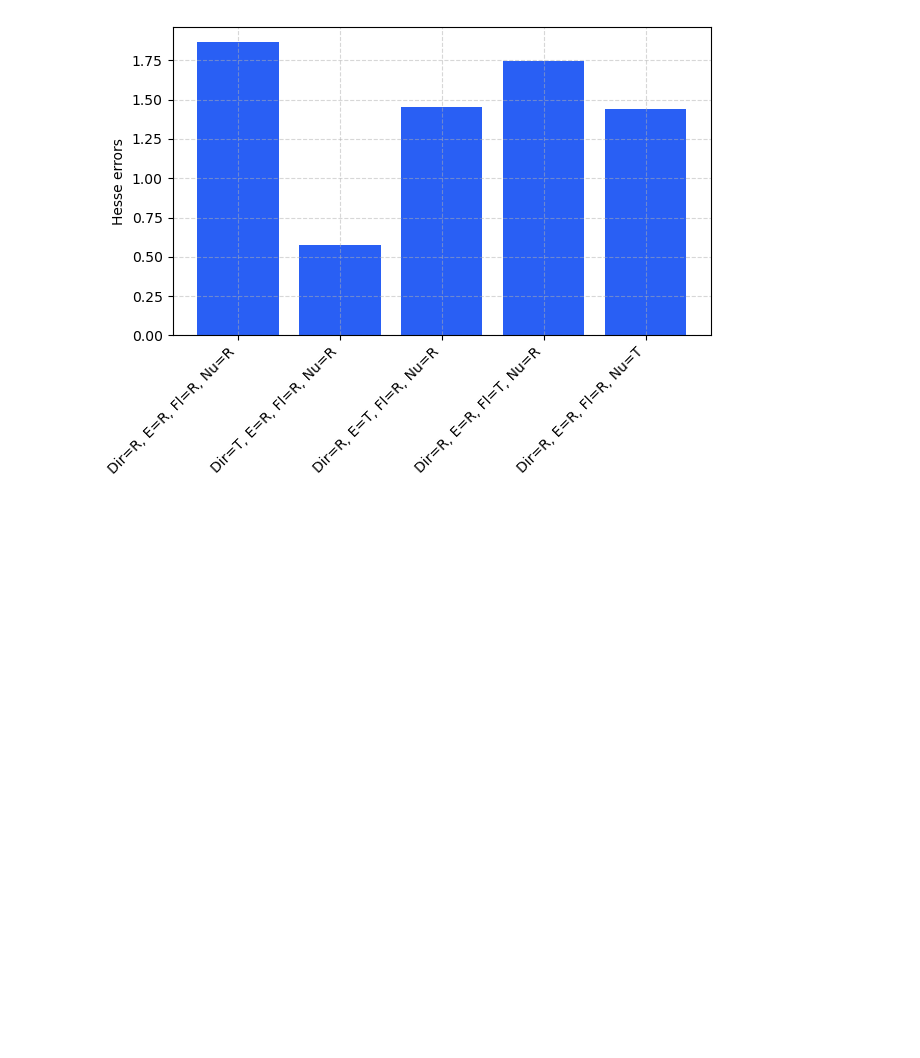
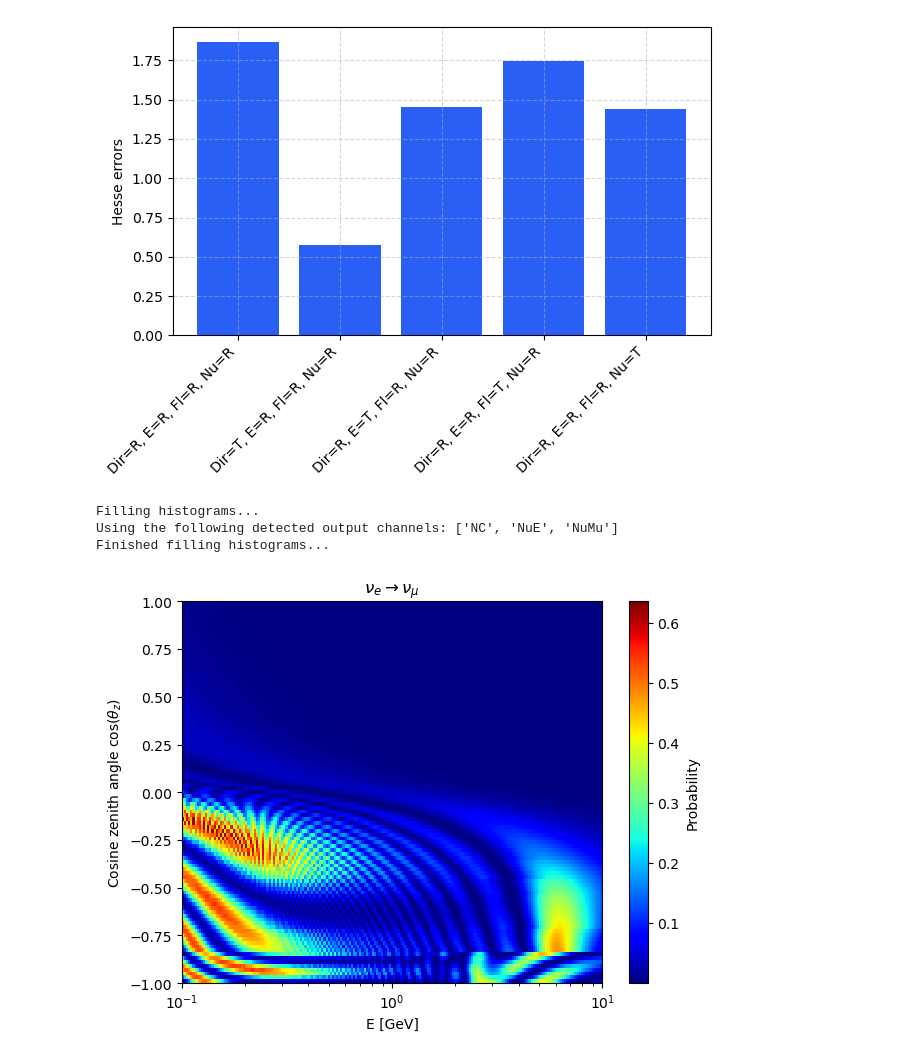
Before and after one commit to bristol-dune/atmospherics-tools, a Jupyter notebook: fast-osc-feedback/faster-feedback.ipynb, the cells around one changed output. Saved outputs shown, nothing was run; the diff lists cells and outputs as text; code cells hidden in the pictures; blank space fills up the shorter version.

Commit message:
report: Plot oscillogram

```diff
--- a/fast-osc-feedback/faster-feedback.ipynb
+++ b/fast-osc-feedback/faster-feedback.ipynb
@@ -675,3 +675,45 @@ def plot_reco_combos(method: int, mh: MH):
 
 
 plot_reco_combos(0b0000, MH.Normal)
+# %%
+latex_names = {
+    Flavor.NuE: r"\nu_e",
+    Flavor.NuMu: r"\nu_\mu",
+    Flavor.NuMuBar: r"\bar{\nu}_\mu",
+    Flavor.NuEBar: r"\bar{\nu}_e",
+    Flavor.NuTau: r"\bar{\nu}_\tau",
+    Flavor.NuTauBar: r"\bar{\nu}_\tau",
+}
+
+
+def oscillogram(ifl: Flavor, ofl: Flavor):
+    direc_reco = Method.Reco
+    energy_reco = Method.Reco
+    flavor_disc = Method.Reco
+    nunubar_disc = Method.Reco
+
+    data_manager.set_direc_reco(direc_reco)
+    data_manager.set_energy_reco(energy_reco)
+    data_manager.set_flavor_discrimination(flavor_disc)
+    data_manager.set_nunubar_discrimination(nunubar_disc)
+
+    data = data_manager.prepare_data()
+
+    # Creating the events distribution
+    events = EventDistrib(data, Ebins, Czbins, Ebins_reco, Czbins_reco)
+
+    null_hyp = get_nufit(MH.Normal)
+
+    events.compute_osc(null_hyp)
+    fig = events.get_oscillogram(ifl, ofl)
+    plt.colorbar(label="Probability")
+    plt.title(rf"${latex_names[ifl]} \to {latex_names[ofl]}$")
+    plt.ylabel(r"Cosine zenith angle $\cos(\theta_z)$")
+
+oscillogram(Flavor.NuE, Flavor.NuMu)
+plt.savefig("oscillogram.svg")
+# %% [output]
+Filling histograms...
+Using the following detected output channels: ['NC', 'NuE', 'NuMu']
+Finished filling histograms...
+[figure, added]
```
Also changed, not shown: 1 other file.
